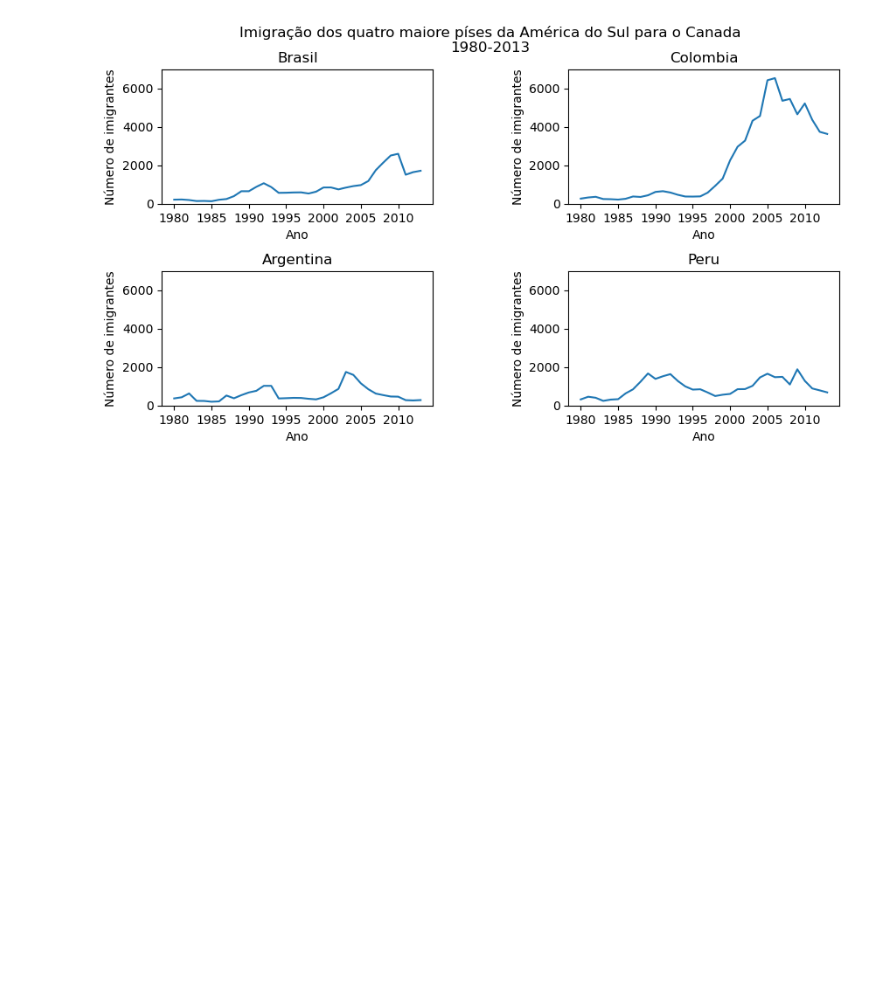
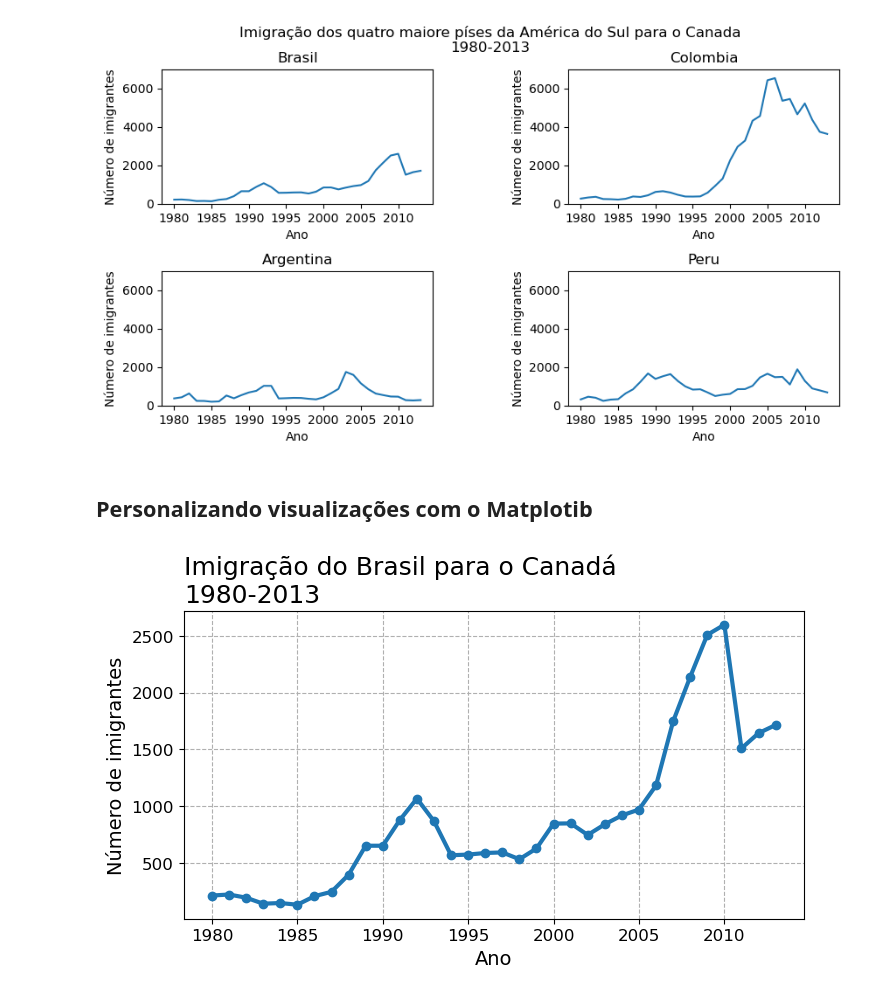
Before and after one commit to joaodamasio/trabalhando-com-dados-de-uma-empresa-de-consultoria, a Jupyter notebook: visualizacoes.ipynb, the cells around one changed output. Cells and saved outputs as stored; diff of their text form; code cells hidden in the pictures; blank space fills up the shorter version.

Commit message:
personalizando visualizacao com matplotlib

```diff
--- a/visualizacoes.ipynb
+++ b/visualizacoes.ipynb
@@ -296,3 +296,27 @@ for ax in axs.ravel():
     ax.set_ylim(ymin,ymax)
 # %% [output]
 [figure]
+# %% [markdown]
+## Personalizando visualizações com o Matplotib
+# %%
+fig, ax = plt.subplots(figsize=(8,4))
+#alterando espessura da linha(param lw=) e colocando marcadores(param marker=)
+ax.plot(dados_brasil['ano'], dados_brasil['imigrantes'], lw=3, marker='o')
+
+#mudando tamanho da letra do titulo(usando o param figsize=) e posicao(usando o param loc=)
+ax.set_title('Imigração do Brasil para o Canadá\n1980-2013',fontsize=18, loc='left')
+
+#mudando tamanho da letra dos labels
+ax.set_xlabel('Ano', fontsize=14)
+ax.set_ylabel('Número de imigrantes', fontsize=14)
+
+#mudando tamanho dos ticks
+ax.xaxis.set_tick_params(labelsize=12)
+ax.yaxis.set_tick_params(labelsize=12)
+
+#mudando estilo do grid
+plt.grid(linestyle='--')
+
+ax.xaxis.set_major_locator(plt.MultipleLocator(5));
+# %% [output]
+[figure, added]
```
